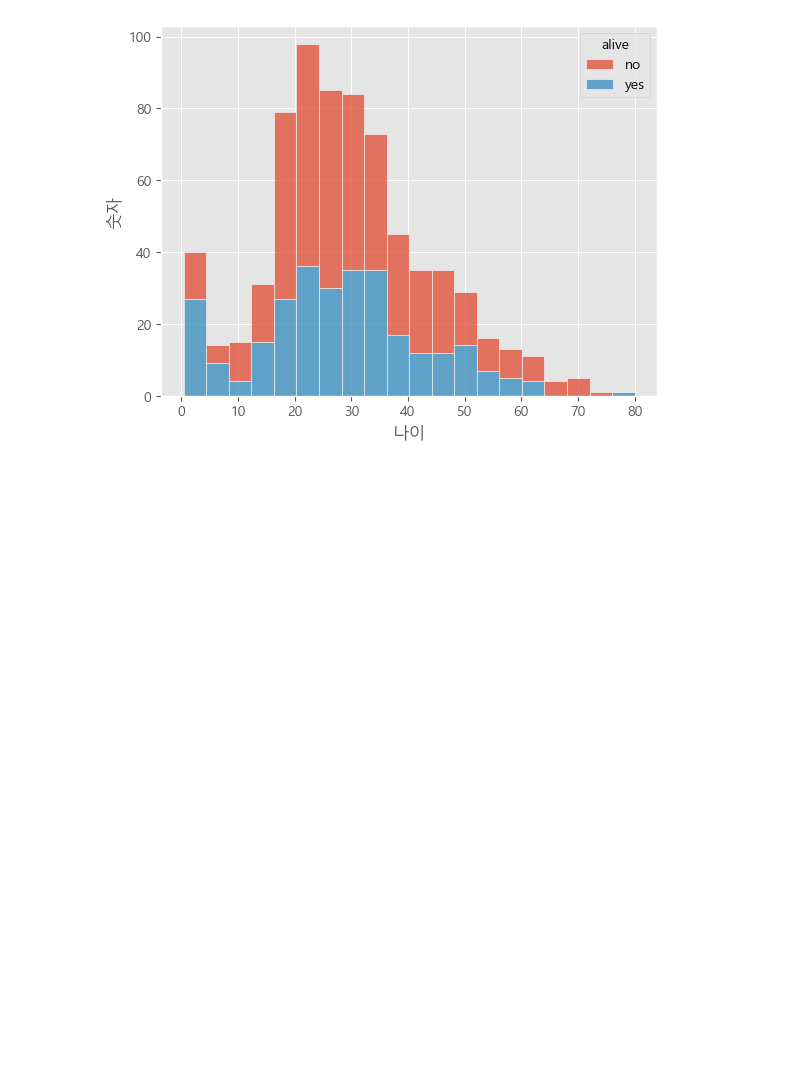
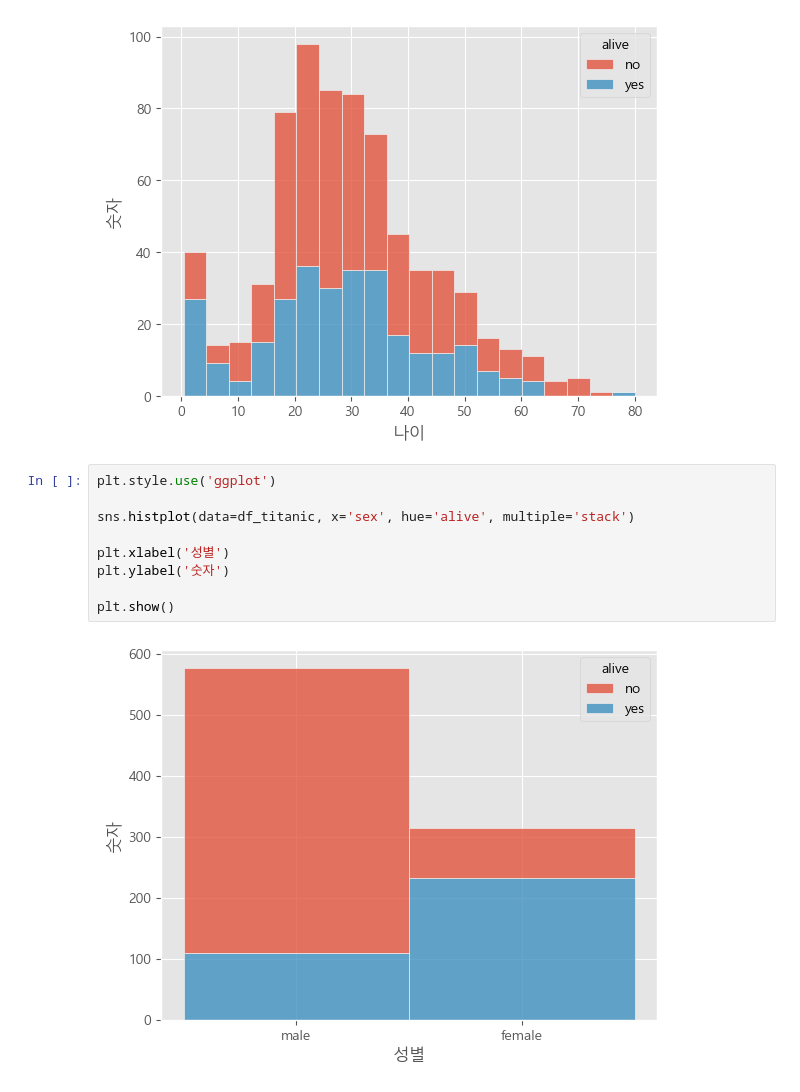
Before and after one commit to gikpreet/class-data_analysis, a Jupyter notebook: Module 04 Visualization/code/05_histogram.ipynb, the cells around one changed output. Cells and saved outputs as stored; diff of their text form; blank space fills up the shorter version.

```diff
--- a/Module 04 Visualization/code/05_histogram.ipynb
+++ b/Module 04 Visualization/code/05_histogram.ipynb
@@ -165,3 +168,14 @@ plt.ylabel('숫자')
 plt.show()
 # %% [output]
 [figure]
+# %%
+plt.style.use('ggplot')
+
+sns.histplot(data=df_titanic, x='sex', hue='alive', multiple='stack')
+
+plt.xlabel('성별')
+plt.ylabel('숫자')
+
+plt.show()
+# %% [output]
+[figure, added]
```
Also changed, not shown: parts of 1 cell of this notebook, 1 other file.
